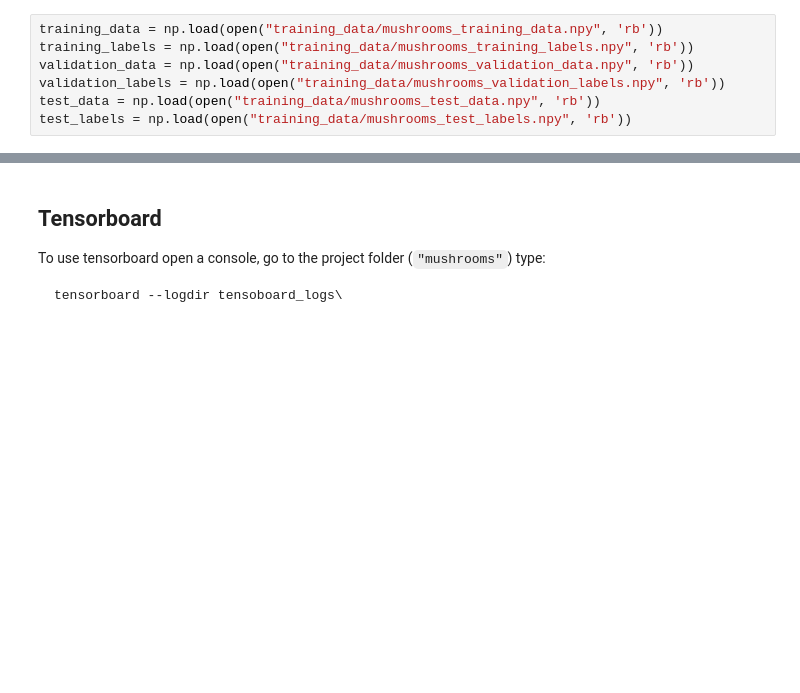
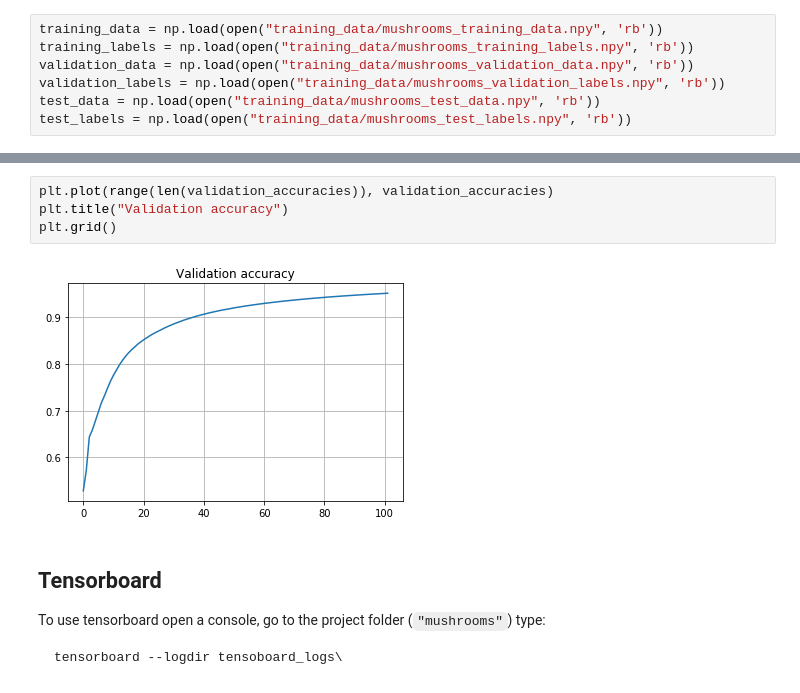
Before and after one commit to fiquinho/neural-network-projects, a Jupyter notebook: mushrooms/mushrooms_tensorflow.ipynb, the cells around one changed output, grey strips where cells are left out. Drawn from its saved outputs; the diff is of its cells as text; blank space fills up the shorter version.

```diff
--- a/mushrooms/mushrooms_tensorflow.ipynb
+++ b/mushrooms/mushrooms_tensorflow.ipynb
@@ -143,3 +369,9 @@ Validation cost = 476.5534362792969 - Validation accuracy = 99.01477832512316%
+# %%
+plt.plot(range(len(validation_accuracies)), validation_accuracies)
+plt.title("Validation accuracy")
+plt.grid()
+# %% [output]
+[figure, added]
 # %% [markdown]
 ## Tensorboard
 
```
Also changed, not shown: parts of 51 cells of this notebook, 1 other file.
